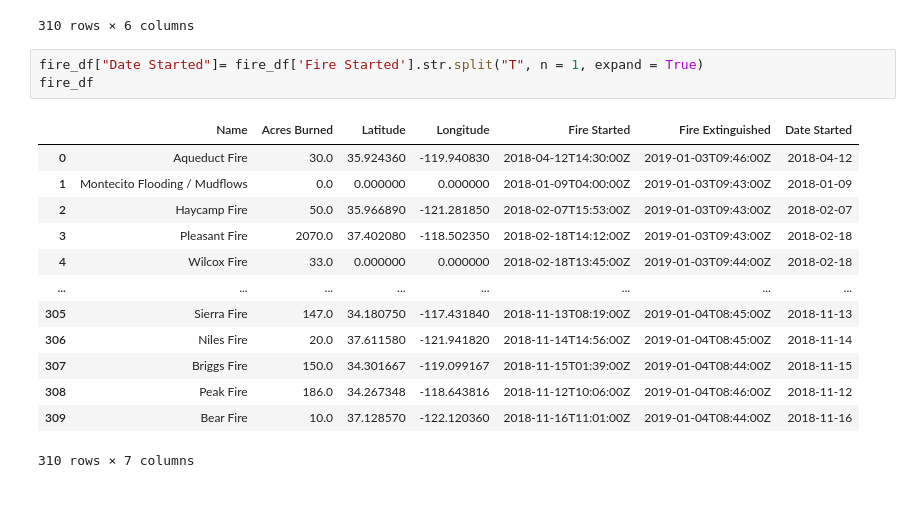
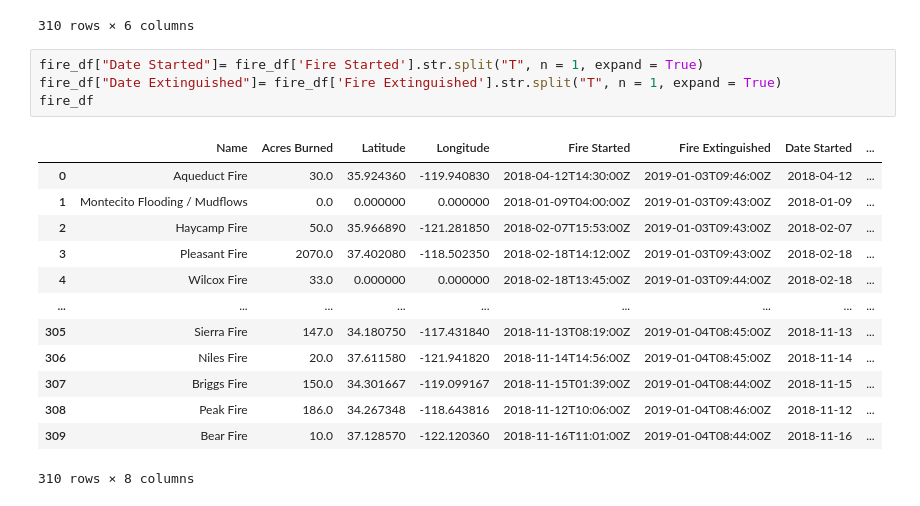
Before and after one commit to BenFarniok/project-1, a Jupyter notebook: p1-18-df.ipynb, the cells around one changed output. Drawn from its saved outputs; the diff is of its cells as text.

Commit message:
added dates extinguished!

```diff
--- a/p1-18-df.ipynb
+++ b/p1-18-df.ipynb
@@ -73,18 +73,19 @@ fire_df
 310 rows × 6 columns
 # %%
 fire_df["Date Started"]= fire_df['Fire Started'].str.split("T", n = 1, expand = True)
+fire_df["Date Extinguished"]= fire_df['Fire Extinguished'].str.split("T", n = 1, expand = True)
 fire_df
 # %% [output]
-|  | Name | Acres Burned | Latitude | Longitude | Fire Started | Fire Extinguished | Date Started |
-| 0 | Aqueduct Fire | 30.0 | 35.924360 | -119.940830 | 2018-04-12T14:30:00Z | 2019-01-03T09:46:00Z | 2018-04-12 |
-| 1 | Montecito Flooding / Mudflows | 0.0 | 0.000000 | 0.000000 | 2018-01-09T04:00:00Z | 2019-01-03T09:43:00Z | 2018-01-09 |
-| 2 | Haycamp Fire | 50.0 | 35.966890 | -121.281850 | 2018-02-07T15:53:00Z | 2019-01-03T09:43:00Z | 2018-02-07 |
-| 3 | Pleasant Fire | 2070.0 | 37.402080 | -118.502350 | 2018-02-18T14:12:00Z | 2019-01-03T09:43:00Z | 2018-02-18 |
-| 4 | Wilcox Fire | 33.0 | 0.000000 | 0.000000 | 2018-02-18T13:45:00Z | 2019-01-03T09:44:00Z | 2018-02-18 |
-| ... | ... | ... | ... | ... | ... | ... | ... |
-| 305 | Sierra Fire | 147.0 | 34.180750 | -117.431840 | 2018-11-13T08:19:00Z | 2019-01-04T08:45:00Z | 2018-11-13 |
-| 306 | Niles Fire | 20.0 | 37.611580 | -121.941820 | 2018-11-14T14:56:00Z | 2019-01-04T08:45:00Z | 2018-11-14 |
-| 307 | Briggs Fire | 150.0 | 34.301667 | -119.099167 | 2018-11-15T01:39:00Z | 2019-01-04T08:44:00Z | 2018-11-15 |
-| 308 | Peak Fire | 186.0 | 34.267348 | -118.643816 | 2018-11-12T10:06:00Z | 2019-01-04T08:46:00Z | 2018-11-12 |
-| 309 | Bear Fire | 10.0 | 37.128570 | -122.120360 | 2018-11-16T11:01:00Z | 2019-01-04T08:44:00Z | 2018-11-16 |
+|  | Name | Acres Burned | Latitude | Longitude | Fire Started | Fire Extinguished | Date Started | ... |
+| 0 | Aqueduct Fire | 30.0 | 35.924360 | -119.940830 | 2018-04-12T14:30:00Z | 2019-01-03T09:46:00Z | 2018-04-12 | ... |
+| 1 | Montecito Flooding / Mudflows | 0.0 | 0.000000 | 0.000000 | 2018-01-09T04:00:00Z | 2019-01-03T09:43:00Z | 2018-01-09 | ... |
+| 2 | Haycamp Fire | 50.0 | 35.966890 | -121.281850 | 2018-02-07T15:53:00Z | 2019-01-03T09:43:00Z | 2018-02-07 | ... |
+| 3 | Pleasant Fire | 2070.0 | 37.402080 | -118.502350 | 2018-02-18T14:12:00Z | 2019-01-03T09:43:00Z | 2018-02-18 | ... |
+| 4 | Wilcox Fire | 33.0 | 0.000000 | 0.000000 | 2018-02-18T13:45:00Z | 2019-01-03T09:44:00Z | 2018-02-18 | ... |
+| ... | ... | ... | ... | ... | ... | ... | ... | ... |
+| 305 | Sierra Fire | 147.0 | 34.180750 | -117.431840 | 2018-11-13T08:19:00Z | 2019-01-04T08:45:00Z | 2018-11-13 | ... |
+| 306 | Niles Fire | 20.0 | 37.611580 | -121.941820 | 2018-11-14T14:56:00Z | 2019-01-04T08:45:00Z | 2018-11-14 | ... |
+| 307 | Briggs Fire | 150.0 | 34.301667 | -119.099167 | 2018-11-15T01:39:00Z | 2019-01-04T08:44:00Z | 2018-11-15 | ... |
+| 308 | Peak Fire | 186.0 | 34.267348 | -118.643816 | 2018-11-12T10:06:00Z | 2019-01-04T08:46:00Z | 2018-11-12 | ... |
+| 309 | Bear Fire | 10.0 | 37.128570 | -122.120360 | 2018-11-16T11:01:00Z | 2019-01-04T08:44:00Z | 2018-11-16 | ... |
-310 rows × 7 columns
+310 rows × 8 columns
```
